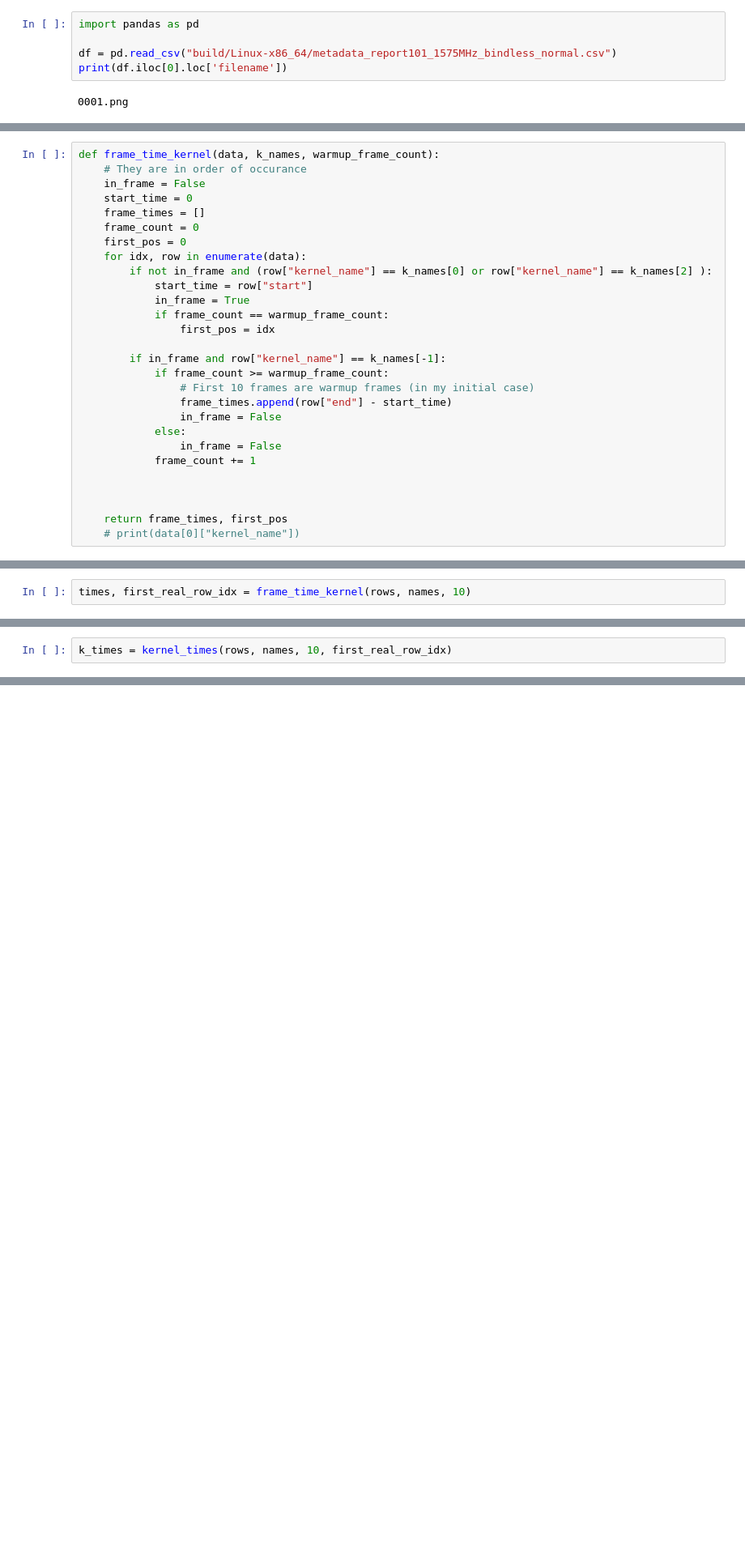
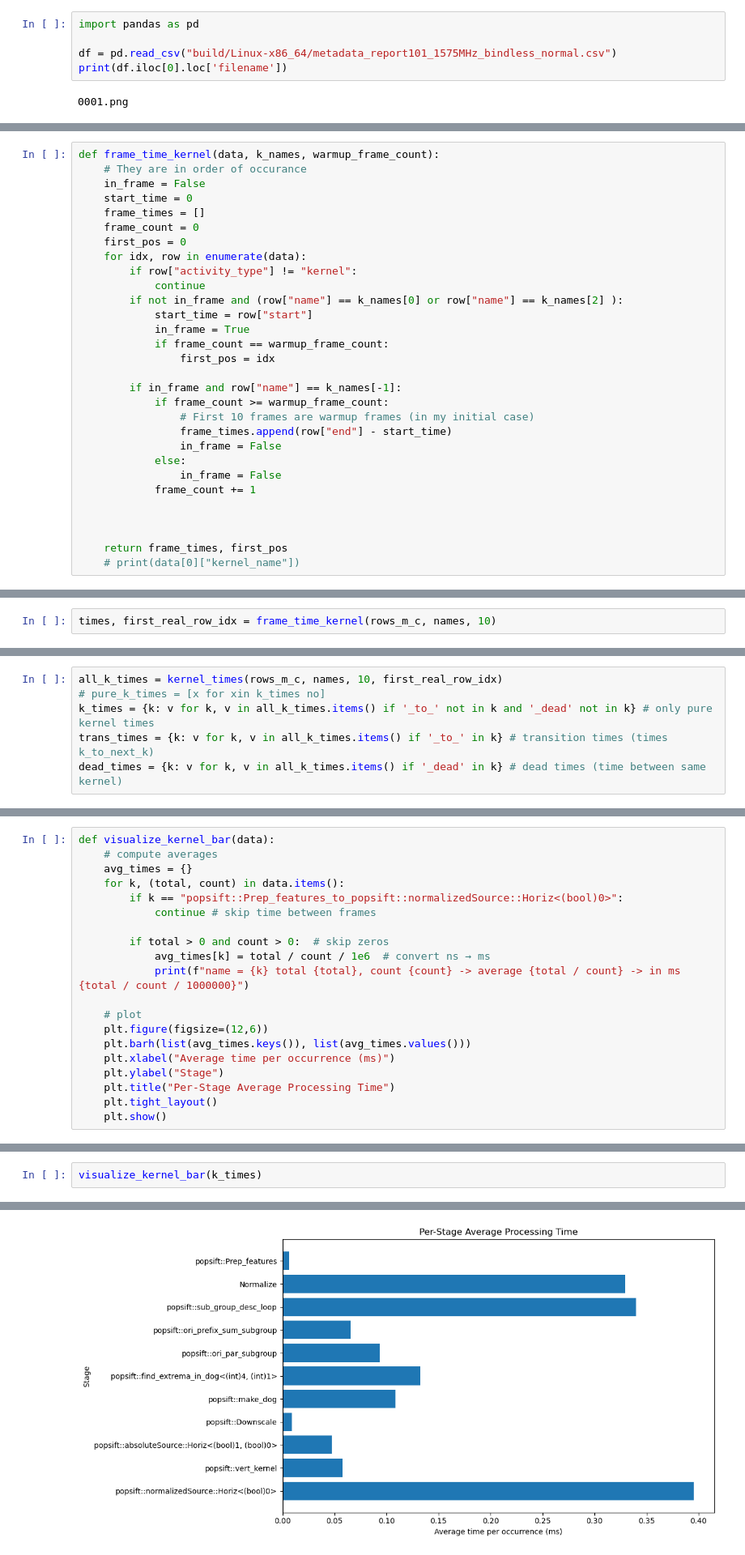
Before and after one commit to jorgenjen/sycl_popsift, a Jupyter notebook: data_visualization.ipynb, the cells around one changed output, grey strips where cells are left out. Shown: that part at 81% size. Drawn from its saved outputs; the diff is of its cells as text; blank space fills up the shorter version.

Commit message:
Add more plots

```diff
--- a/data_visualization.ipynb
+++ b/data_visualization.ipynb
@@ -119,13 +272,15 @@ def frame_time_kernel(data, k_names, warmup_frame_count):
     frame_count = 0
     first_pos = 0
     for idx, row in enumerate(data):
-        if not in_frame and (row["kernel_name"] == k_names[0] or row["kernel_name"] == k_names[2] ):
+        if row["activity_type"] != "kernel":
+            continue
+        if not in_frame and (row["name"] == k_names[0] or row["name"] == k_names[2] ):
             start_time = row["start"]
             in_frame = True
             if frame_count == warmup_frame_count:
                 first_pos = idx
 
-        if in_frame and row["kernel_name"] == k_names[-1]:
+        if in_frame and row["name"] == k_names[-1]:
             if frame_count >= warmup_frame_count:
                 # First 10 frames are warmup frames (in my initial case)
                 frame_times.append(row["end"] - start_time)
@@ -178,2 +378,2 @@ def kernel_times(data, k_names, warmup_frame_count, first_real_idx):
 # %%
-times, first_real_row_idx = frame_time_kernel(rows, names, 10)
+times, first_real_row_idx = frame_time_kernel(rows_m_c, names, 10)
@@ -180,2 +384,6 @@ times, first_real_row_idx = frame_time_kernel(rows, names, 10)
 # %%
-k_times = kernel_times(rows, names, 10, first_real_row_idx)
+all_k_times = kernel_times(rows_m_c, names, 10, first_real_row_idx)
+# pure_k_times = [x for xin k_times no]
+k_times = {k: v for k, v in all_k_times.items() if '_to_' not in k and '_dead' not in k} # only pure kernel times
+trans_times = {k: v for k, v in all_k_times.items() if '_to_' in k} # transition times (times k_to_next_k)
+dead_times = {k: v for k, v in all_k_times.items() if '_dead' in k} # dead times (time between same kernel)
@@ -214,0 +466,20 @@ print(times[0]/1000000)
+# %%
+def visualize_kernel_bar(data):
+    # compute averages
+    avg_times = {}
+    for k, (total, count) in data.items():
+        if k == "popsift::Prep_features_to_popsift::normalizedSource::Horiz<(bool)0>":
+            continue # skip time between frames
+
+        if total > 0 and count > 0:  # skip zeros
+            avg_times[k] = total / count / 1e6  # convert ns → ms
+            print(f"name = {k} total {total}, count {count} -> average {total / count} -> in ms {total / count / 1000000}")
+
+    # plot
+    plt.figure(figsize=(12,6))
+    plt.barh(list(avg_times.keys()), list(avg_times.values()))
+    plt.xlabel("Average time per occurrence (ms)")
+    plt.ylabel("Stage")
+    plt.title("Per-Stage Average Processing Time")
+    plt.tight_layout()
+    plt.show()
@@ -214,0 +507,3 @@ print(times[0]/1000000)
+# %%
+visualize_kernel_bar(k_times)
+# %% [output]
@@ -214,0 +521 @@ print(times[0]/1000000)
+[figure, added]
```
Also changed, not shown: parts of 42 cells of this notebook.
